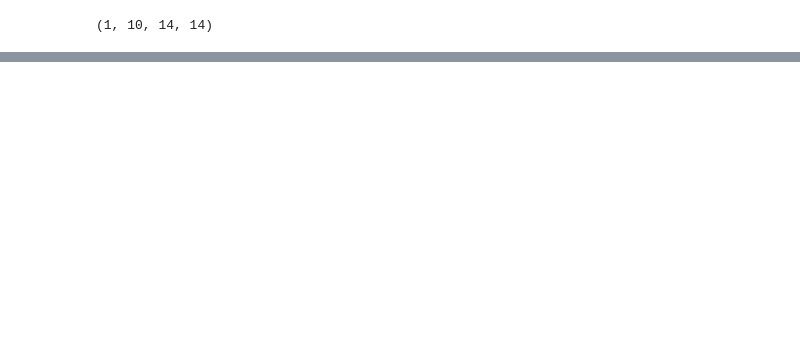
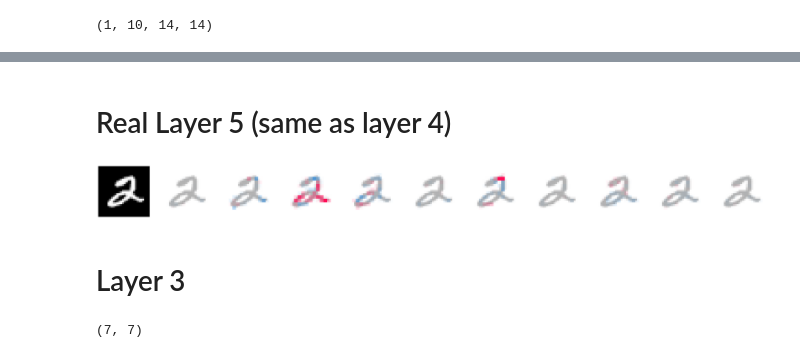
Before and after one commit to Shaun-Z/BHEM, a Jupyter notebook: result_array_test.ipynb, the cells around one changed output, grey strips where cells are left out. Drawn from its saved outputs; the diff is of its cells as text; code cells hidden in the pictures; blank space fills up the shorter version.

```diff
--- a/result_array_test.ipynb
+++ b/result_array_test.ipynb
@@ -89,0 +101,17 @@ for i in range(11):
+# %% [markdown]
+# Real Layer 5 (same as layer 4)
+# %%
+plt.figure(figsize=(40, 10))
+for i in range(11):
+    plt.subplot(1, 11, i+1)
+    if i == 0:
+        plt.imshow(mnist.X[img_ID].reshape(28, 28), cmap='gray')
+        plt.axis('off')
+        continue
+    else:
+        plt.imshow(mnist.X[img_ID].reshape(28, 28), cmap='gray_r', alpha=0.3)
+        test_img = np.kron(exp_result[0][i-1], np.ones((2, 2)))
+        plt.imshow(test_img, cmap=red_transparent_blue, vmin=-np.nanpercentile(exp_result[0], 99.9),vmax=np.nanpercentile(exp_result[0], 99.9))
+        plt.axis('off')
+# %% [output]
+[figure, added]
@@ -89,0 +124,12 @@ for i in range(11):
+# %% [markdown]
+# Layer 3
+# %%
+import numpy as np
+
+# Reshape the image into 7x7 blocks
+blocks = test_image.reshape(7, 4, 7, 4).sum(axis=(1, 3))/4
+
+# Verify the shape of the resulting image
+print(blocks.shape)
+# %% [output]
+(7, 7)
```
Also changed, not shown: parts of 23 cells of this notebook, 15 other files.
